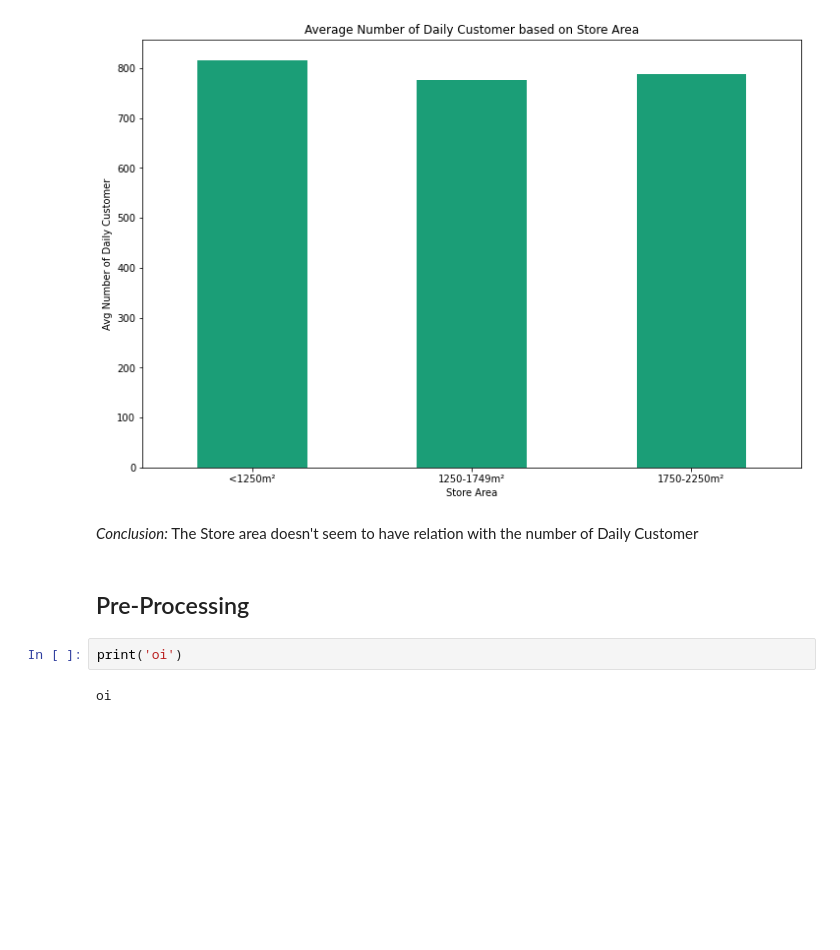
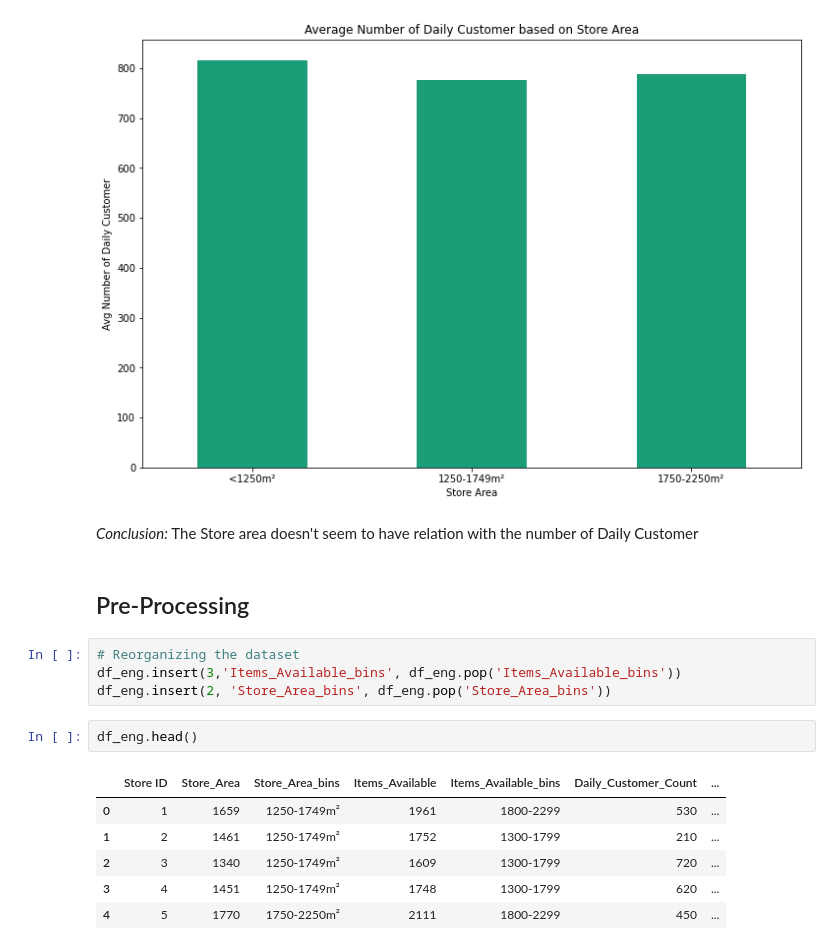
Before and after one commit to rafajovelho/Projeto1-Supermarket-Branches-Sales, a Jupyter notebook: SuperMarket_Project.ipynb, the cells around one changed output. Saved outputs shown, nothing was run; the diff lists cells and outputs as text; blank space fills up the shorter version.

```diff
--- a/SuperMarket_Project.ipynb
+++ b/SuperMarket_Project.ipynb
@@ -380,7 +380,16 @@ plt.show()
 *Conclusion:* The Store area doesn't seem to have relation with the number of Daily Customer
 # %% [markdown]
 ## Pre-Processing
-# %%
-print('oi')
-# %% [output]
-oi
+# %%
+# Reorganizing the dataset
+df_eng.insert(3,'Items_Available_bins', df_eng.pop('Items_Available_bins'))
+df_eng.insert(2, 'Store_Area_bins', df_eng.pop('Store_Area_bins'))
+# %%
+df_eng.head()
+# %% [output]
+|  | Store ID | Store_Area | Store_Area_bins | Items_Available | Items_Available_bins | Daily_Customer_Count | ... |
+| 0 | 1 | 1659 | 1250-1749m² | 1961 | 1800-2299 | 530 | ... |
+| 1 | 2 | 1461 | 1250-1749m² | 1752 | 1300-1799 | 210 | ... |
+| 2 | 3 | 1340 | 1250-1749m² | 1609 | 1300-1799 | 720 | ... |
+| 3 | 4 | 1451 | 1250-1749m² | 1748 | 1300-1799 | 620 | ... |
+| 4 | 5 | 1770 | 1750-2250m² | 2111 | 1800-2299 | 450 | ... |
```
Also changed, not shown: parts of 3 cells of this notebook, 1 other file.
